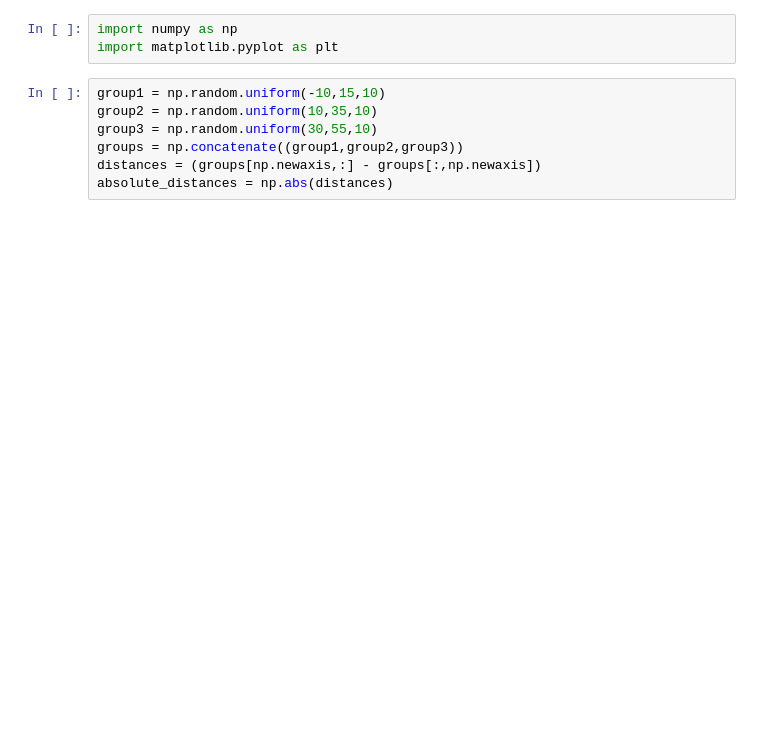
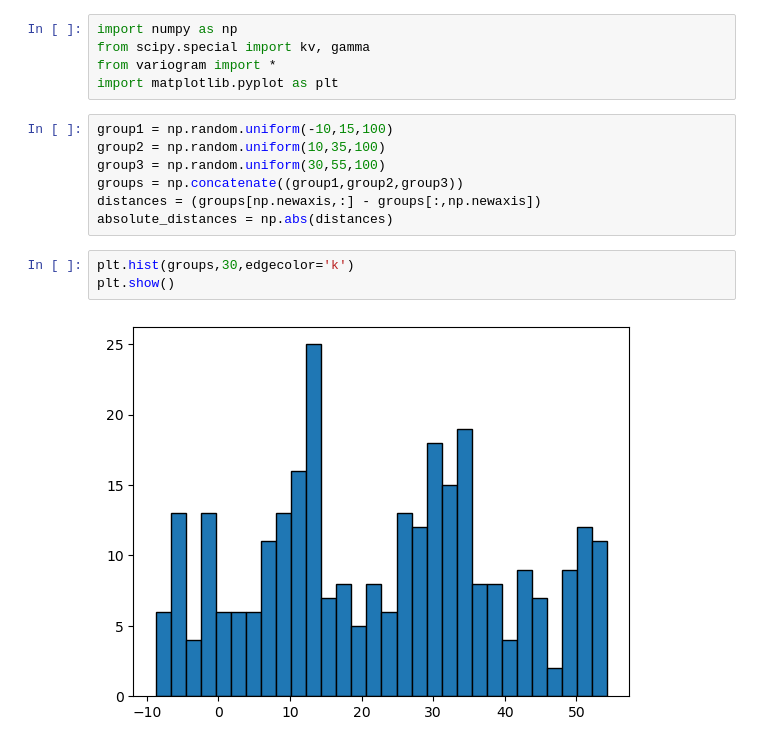
Before and after one commit to sdtemple/umich, a Jupyter notebook: space/1dim.ipynb, the cells around one changed output. Drawn from its saved outputs; the diff is of its cells as text; blank space fills up the shorter version.

```diff
--- a/space/1dim.ipynb
+++ b/space/1dim.ipynb
@@ -1,13 +1,20 @@
 # %%
 import numpy as np
+from scipy.special import kv, gamma
+from variogram import *
 import matplotlib.pyplot as plt
 # %%
-group1 = np.random.uniform(-10,15,10)
-group2 = np.random.uniform(10,35,10)
-group3 = np.random.uniform(30,55,10)
+group1 = np.random.uniform(-10,15,100)
+group2 = np.random.uniform(10,35,100)
+group3 = np.random.uniform(30,55,100)
 groups = np.concatenate((group1,group2,group3))
 distances = (groups[np.newaxis,:] - groups[:,np.newaxis])
 absolute_distances = np.abs(distances)
+# %%
+plt.hist(groups,30,edgecolor='k')
+plt.show()
+# %% [output]
+[figure, added]
 # %%
 sph = spherical_family(absolute_distances,5)
 plt.imshow(sph, cmap='inferno_r', interpolation='nearest')
```
Also changed, not shown: parts of 4 cells of this notebook, 3 other files.
